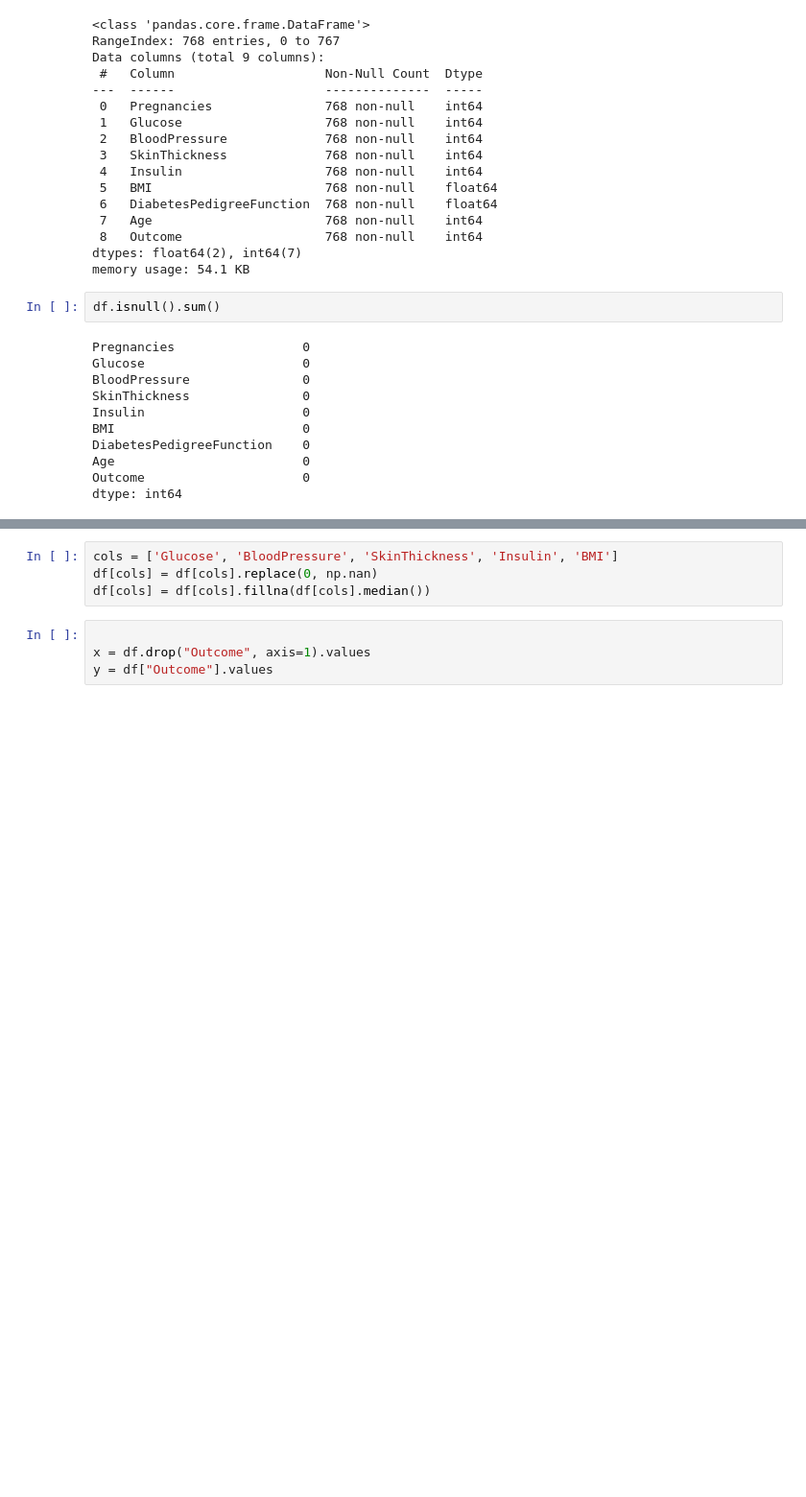
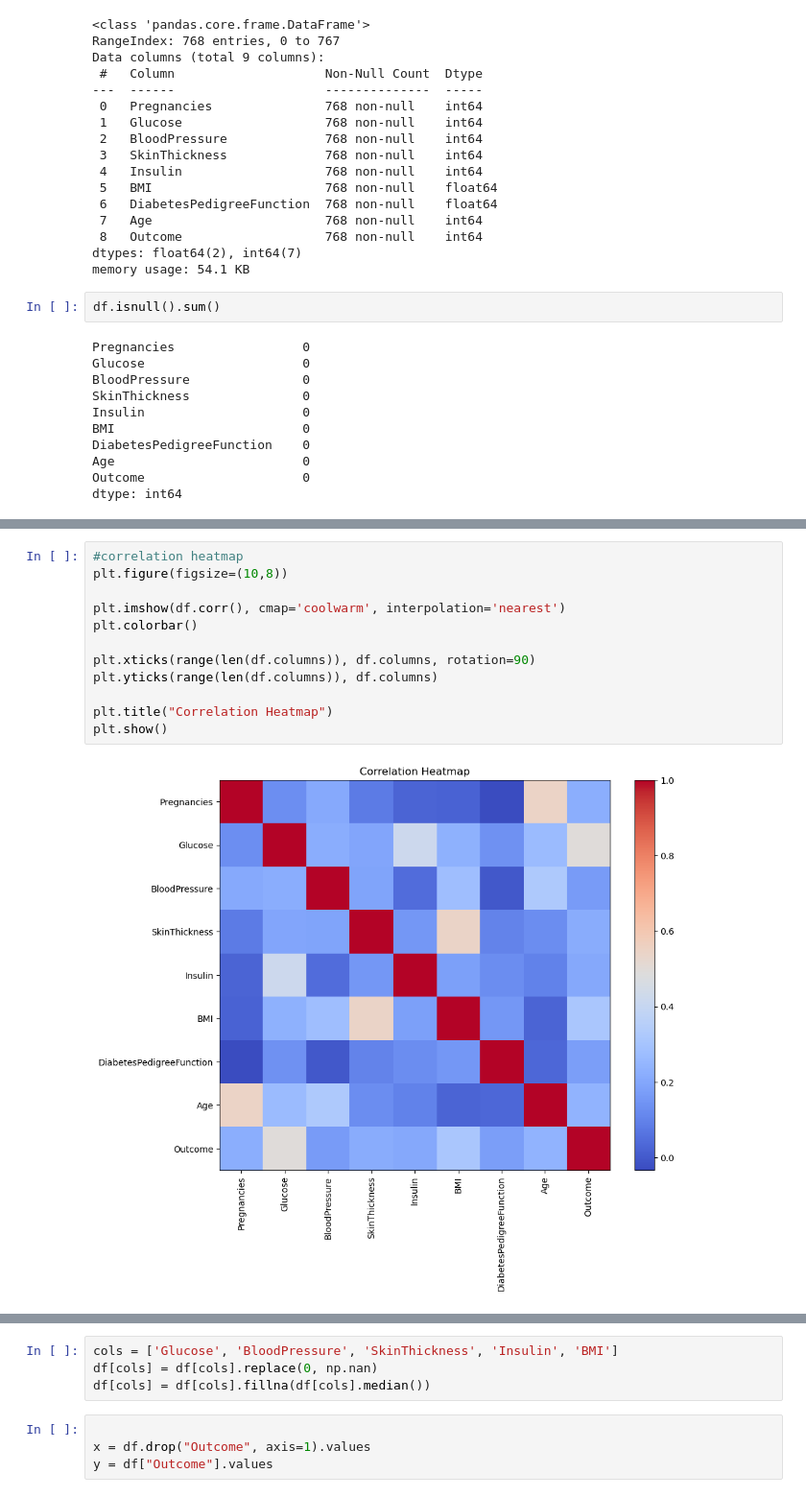
Before and after one commit to R-WEB-netizen/tutedude.4, a Jupyter notebook: diabetes_datasetknn.ipynb, the cells around one changed output, grey strips where cells are left out. Shown at 96% size. Cells and saved outputs as stored; diff of their text form; blank space fills up the shorter version.

```diff
--- a/diabetes_datasetknn.ipynb
+++ b/diabetes_datasetknn.ipynb
@@ -63,0 +111,14 @@ dtype: int64
+# %%
+#correlation heatmap
+plt.figure(figsize=(10,8))
+
+plt.imshow(df.corr(), cmap='coolwarm', interpolation='nearest')
+plt.colorbar()
+
+plt.xticks(range(len(df.columns)), df.columns, rotation=90)
+plt.yticks(range(len(df.columns)), df.columns)
+
+plt.title("Correlation Heatmap")
+plt.show()
+# %% [output]
+[figure, added]
```
Also changed, not shown: parts of 17 cells of this notebook.
